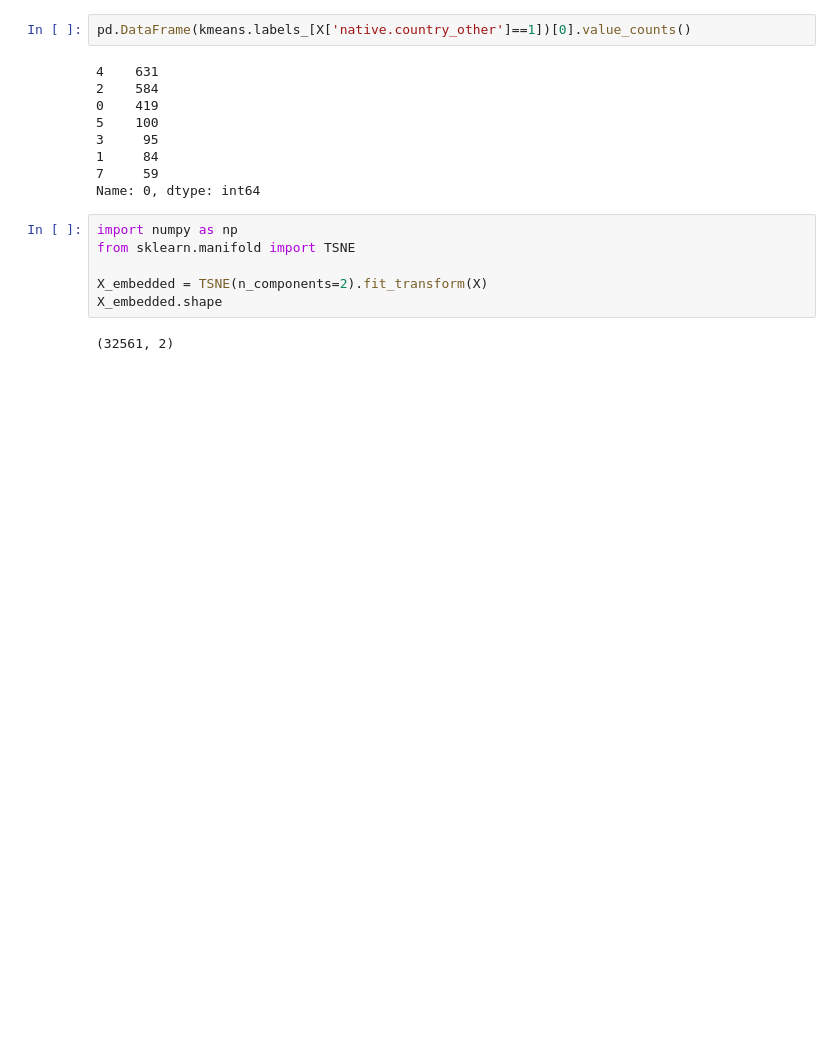
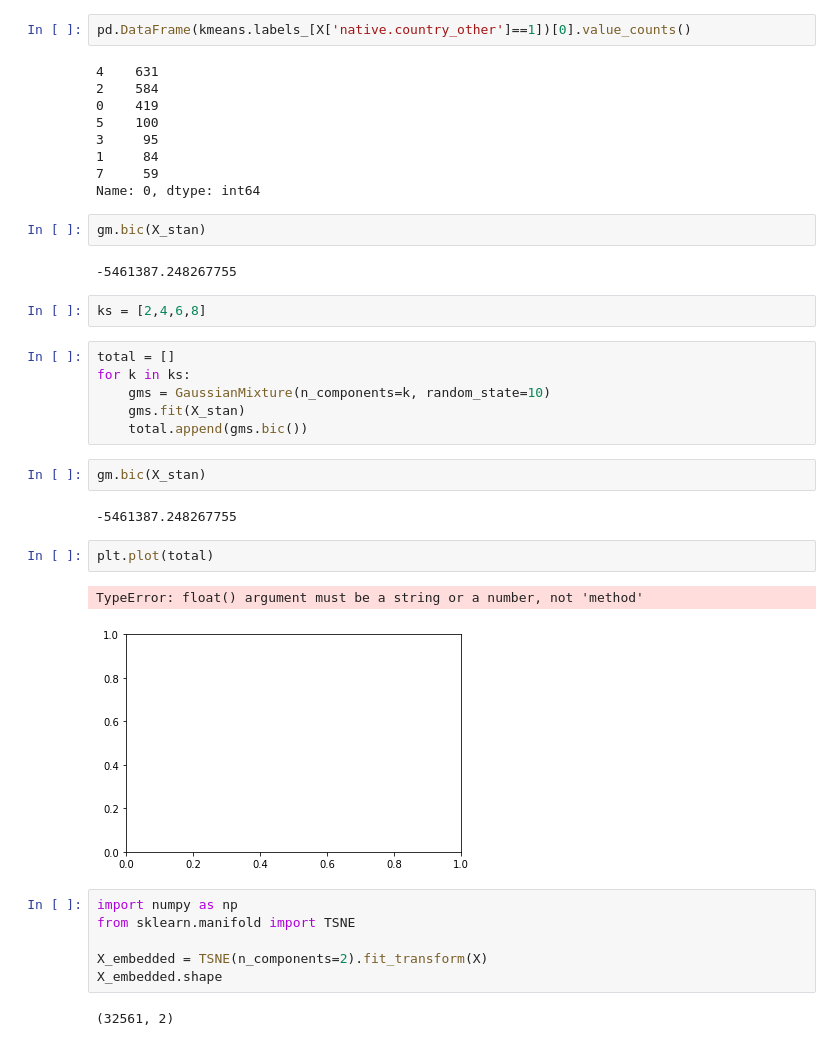
Before and after one commit to neojohny/ml_7641, a Jupyter notebook: homework3/clustering.ipynb, the cells around one changed output. Drawn from its saved outputs; the diff is of its cells as text; blank space fills up the shorter version.

```diff
--- a/homework3/clustering.ipynb
+++ b/homework3/clustering.ipynb
@@ -155,6 +159,27 @@ pd.DataFrame(kmeans.labels_[X['native.country_other']==1])[0].value_counts()
 1     84
 7     59
 Name: 0, dtype: int64
+# %%
+gm.bic(X_stan)
+# %% [output]
+-5461387.248267755
+# %%
+ks = [2,4,6,8]
+# %%
+total = []
+for k in ks:
+    gms = GaussianMixture(n_components=k, random_state=10)
+    gms.fit(X_stan)
+    total.append(gms.bic())
+# %%
+gm.bic(X_stan)
+# %% [output]
+-5461387.248267755
+# %%
+plt.plot(total)
+# %% [output]
+TypeError: float() argument must be a string or a number, not 'method'
+[figure, added]
 # %%
 import numpy as np
 from sklearn.manifold import TSNE
```
Also changed, not shown: parts of 1 cell of this notebook.
